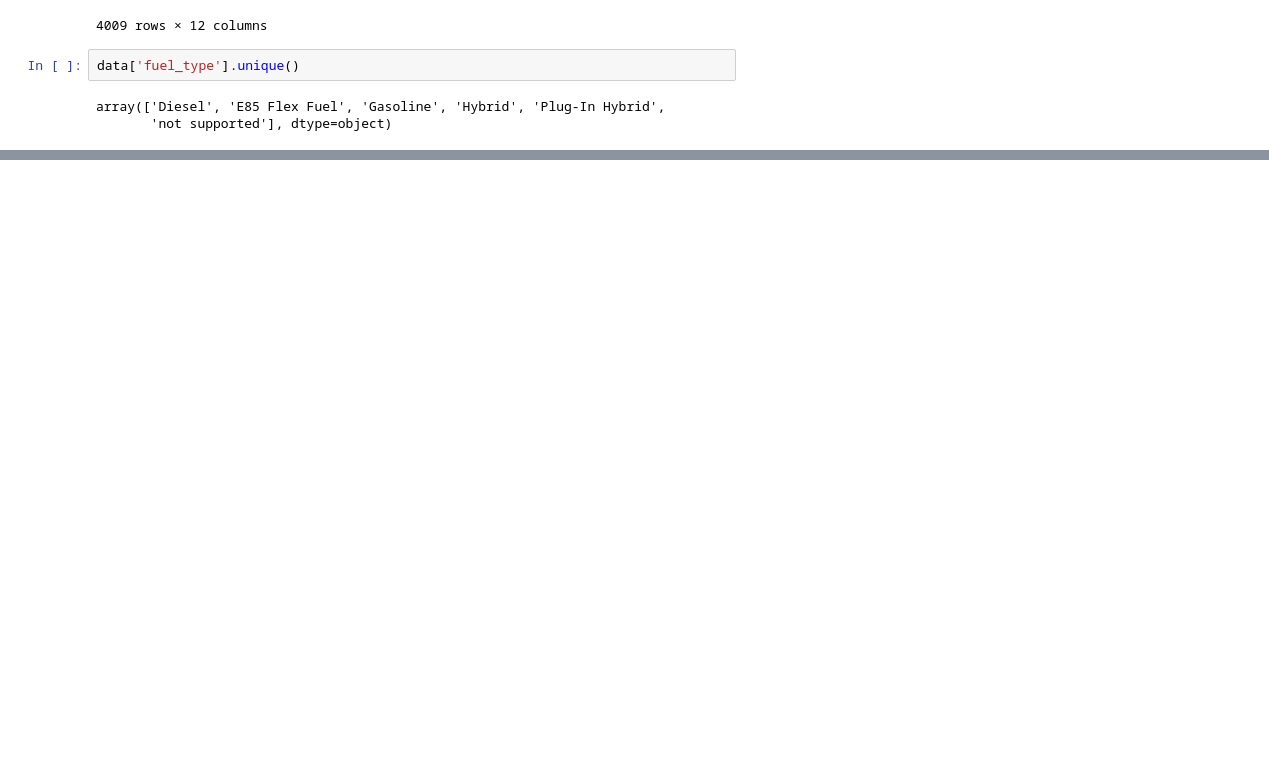
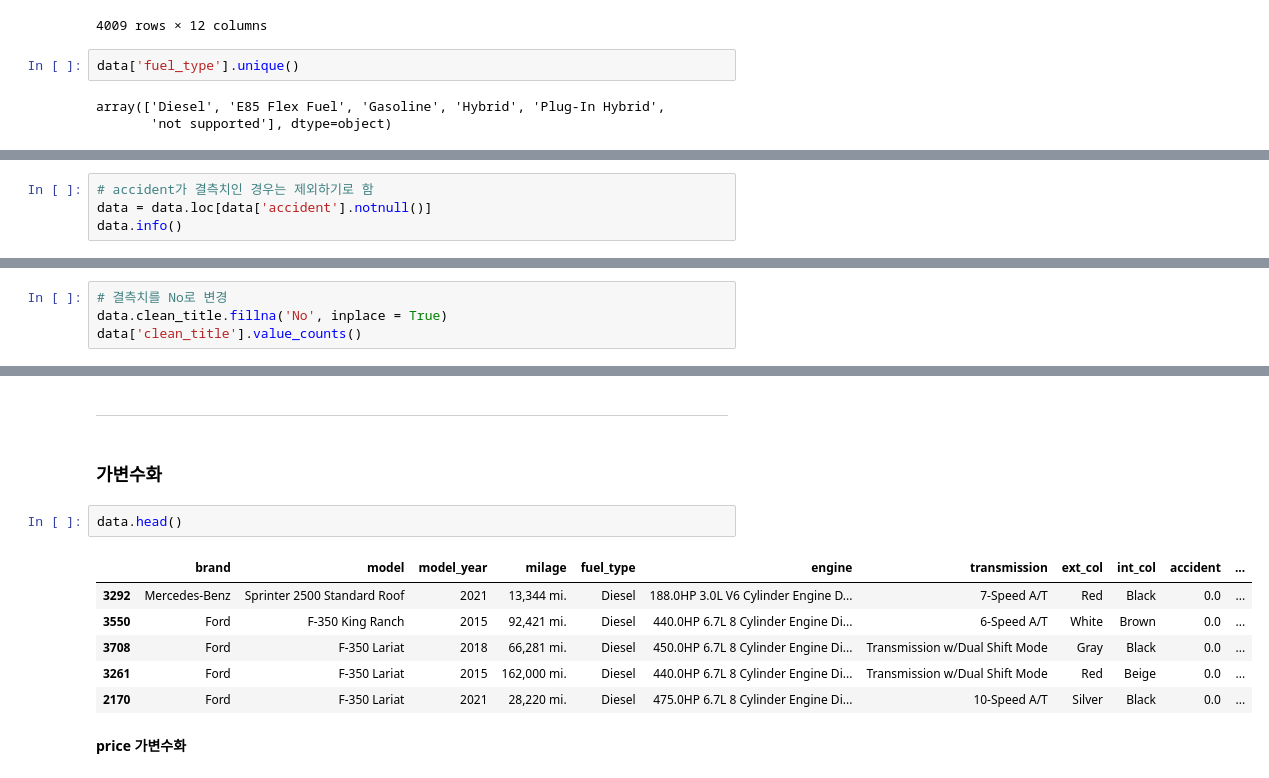
Before and after one commit to juddy7453/DataProcessing, a Jupyter notebook: Used_Car_Price_Prediction.ipynb, the cells around one changed output, grey strips where cells are left out. Saved outputs shown, nothing was run; the diff lists cells and outputs as text; blank space fills up the shorter version.

```diff
--- a/Used_Car_Price_Prediction.ipynb
+++ b/Used_Car_Price_Prediction.ipynb
@@ -287,0 +328,4 @@ array(['Diesel', 'E85 Flex Fuel', 'Gasoline', 'Hybrid', 'Plug-In Hybrid',
+# %%
+# accident가 결측치인 경우는 제외하기로 함
+data = data.loc[data['accident'].notnull()]
+data.info()
@@ -287,0 +367,4 @@ array(['Diesel', 'E85 Flex Fuel', 'Gasoline', 'Hybrid', 'Plug-In Hybrid',
+# %%
+# 결측치를 No로 변경
+data.clean_title.fillna('No', inplace = True)
+data['clean_title'].value_counts()
@@ -287,0 +379,15 @@ array(['Diesel', 'E85 Flex Fuel', 'Gasoline', 'Hybrid', 'Plug-In Hybrid',
+# %% [markdown]
+------
+# %% [markdown]
+### 가변수화
+# %%
+data.head()
+# %% [output]
+|  | brand | model | model_year | milage | fuel_type | engine | transmission | ext_col | int_col | accident | ... |
+| 3292 | Mercedes-Benz | Sprinter 2500 Standard Roof | 2021 | 13,344 mi. | Diesel | 188.0HP 3.0L V6 Cylinder Engine D... | 7-Speed A/T | Red | Black | 0.0 | ... |
+| 3550 | Ford | F-350 King Ranch | 2015 | 92,421 mi. | Diesel | 440.0HP 6.7L 8 Cylinder Engine Di... | 6-Speed A/T | White | Brown | 0.0 | ... |
+| 3708 | Ford | F-350 Lariat | 2018 | 66,281 mi. | Diesel | 450.0HP 6.7L 8 Cylinder Engine Di... | Transmission w/Dual Shift Mode | Gray | Black | 0.0 | ... |
+| 3261 | Ford | F-350 Lariat | 2015 | 162,000 mi. | Diesel | 440.0HP 6.7L 8 Cylinder Engine Di... | Transmission w/Dual Shift Mode | Red | Beige | 0.0 | ... |
+| 2170 | Ford | F-350 Lariat | 2021 | 28,220 mi. | Diesel | 475.0HP 6.7L 8 Cylinder Engine Di... | 10-Speed A/T | Silver | Black | 0.0 | ... |
+# %% [markdown]
+**price 가변수화**
```
Also changed, not shown: parts of 34 cells of this notebook.
